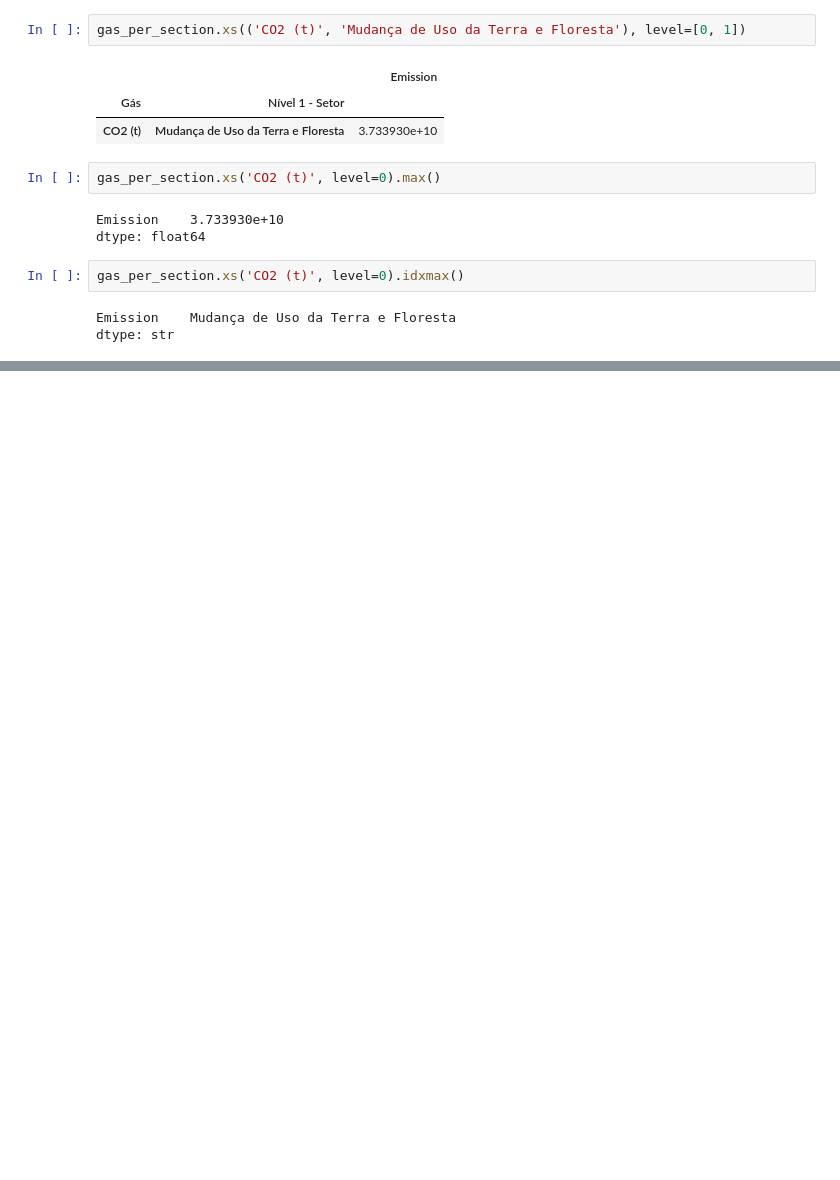
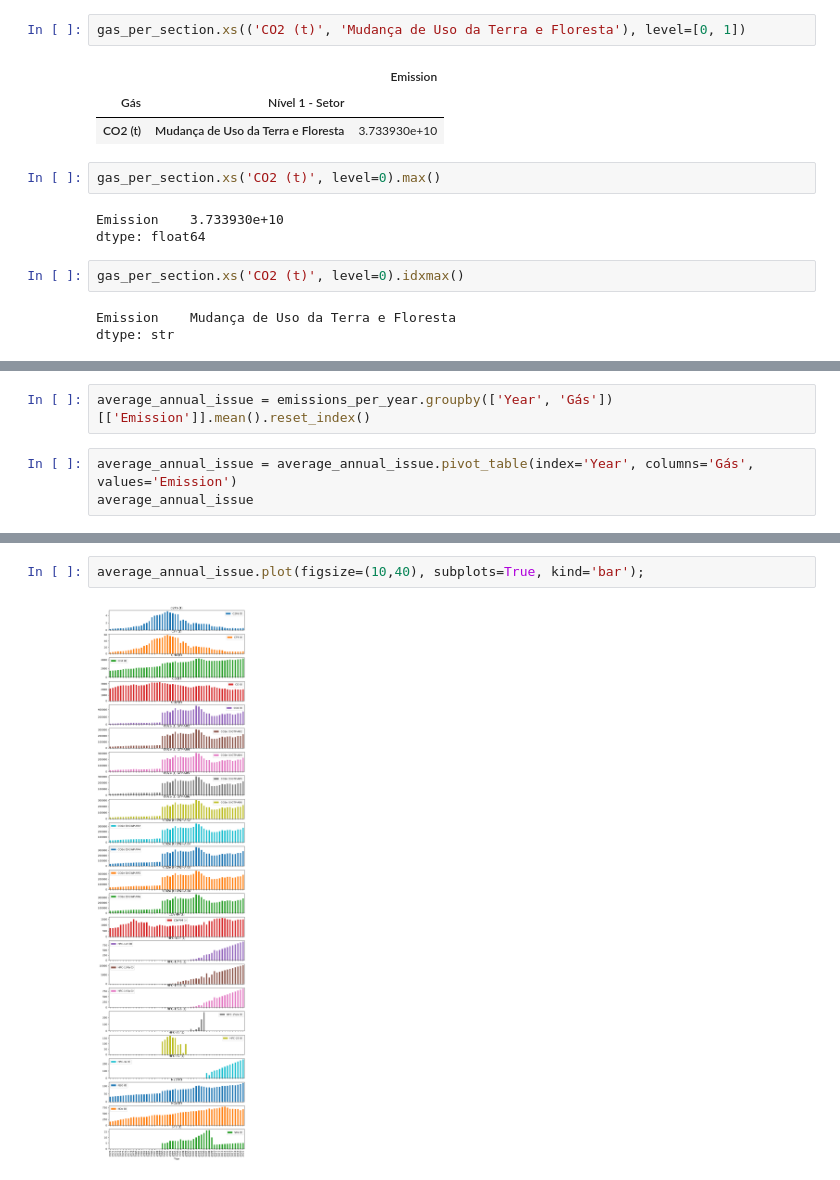
Before and after one commit to Du442/Data-Science, a Jupyter notebook: third-course/first-class.ipynb, the cells around one changed output, grey strips where cells are left out. Saved outputs shown, nothing was run; the diff lists cells and outputs as text; blank space fills up the shorter version.

```diff
--- a/third-course/first-class.ipynb
+++ b/third-course/first-class.ipynb
@@ -393,0 +513,5 @@ dtype: str
+# %%
+average_annual_issue = emissions_per_year.groupby(['Year', 'Gás'])[['Emission']].mean().reset_index()
+# %%
+average_annual_issue = average_annual_issue.pivot_table(index='Year', columns='Gás', values='Emission')
+average_annual_issue
@@ -393,0 +538,4 @@ dtype: str
+# %%
+average_annual_issue.plot(figsize=(10,40), subplots=True, kind='bar');
+# %% [output]
+[figure, added]
```
Also changed, not shown: parts of 20 cells of this notebook, 1 other file.
